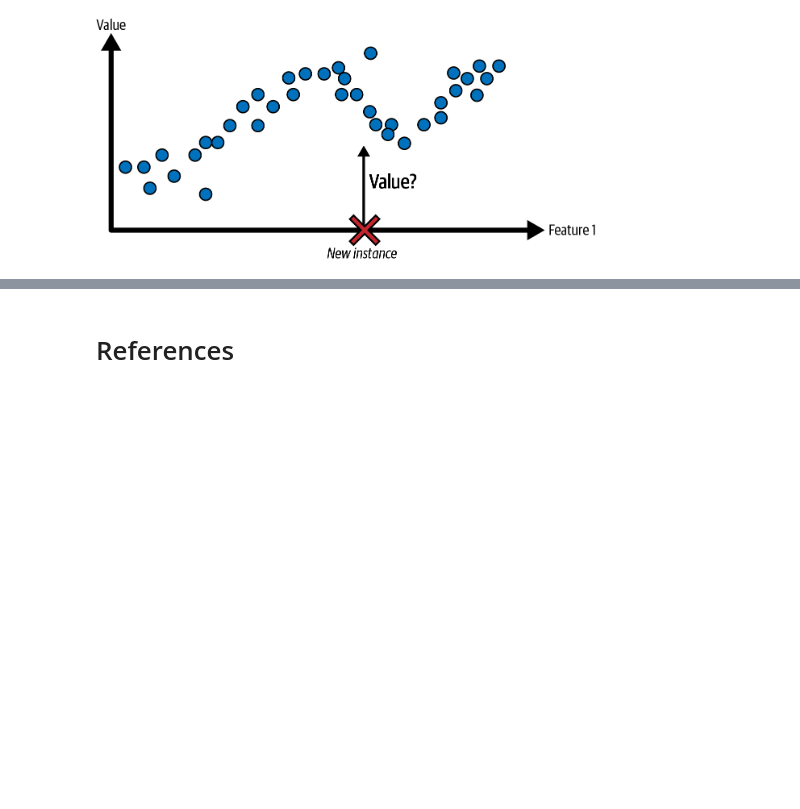
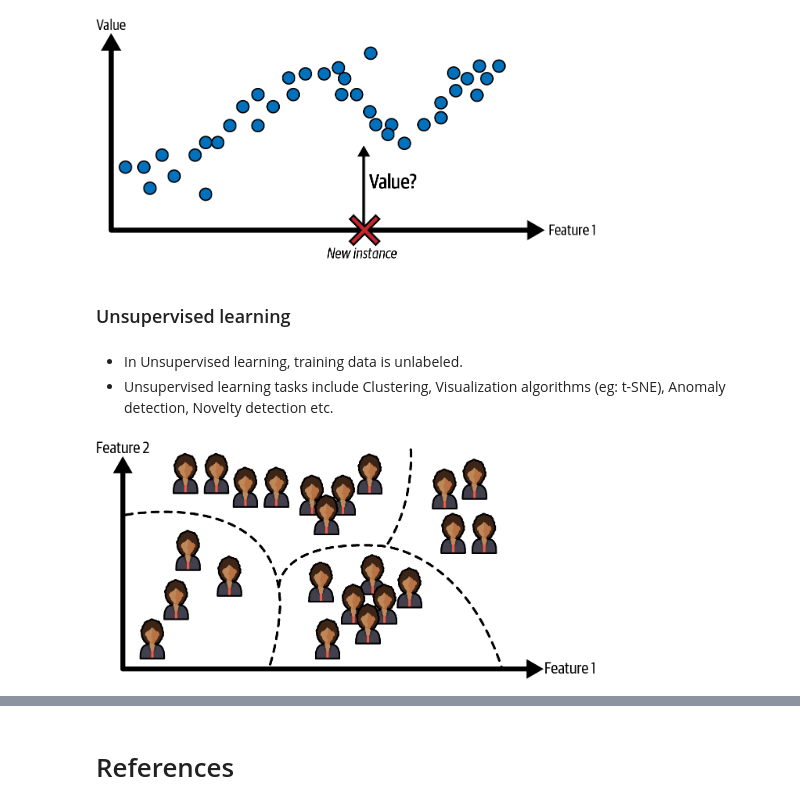
Before and after one commit to ancilcleetus/My-Learning-Journey-in-AI, a Jupyter notebook: Fundamentals-of-Machine-Learning/machine_learning_landscape.ipynb, the cells around one changed output, grey strips where cells are left out. Saved outputs shown, nothing was run; the diff lists cells and outputs as text; code cells hidden in the pictures; blank space fills up the shorter version.

Commit message:
Added Unsupervised learning under machine_learning_landscape.ipynb

```diff
--- a/Fundamentals-of-Machine-Learning/machine_learning_landscape.ipynb
+++ b/Fundamentals-of-Machine-Learning/machine_learning_landscape.ipynb
@@ -104,3 +106,14 @@ from IPython.display import Image, display
 display(Image(filename="data/images/machine_learning_landscape_07.png", width=500))
 # %% [output]
 [figure]
+# %% [markdown]
+### Unsupervised learning
+# %% [markdown]
+* In Unsupervised learning, training data is unlabeled.
+* Unsupervised learning tasks include Clustering, Visualization algorithms (eg: t-SNE), Anomaly detection, Novelty detection etc.
+# %%
+# Clustering
+from IPython.display import Image, display
+display(Image(filename="data/images/machine_learning_landscape_08.png", width=500))
+# %% [output]
+[figure, added]
```
Also changed, not shown: parts of 4 cells of this notebook, 3 other files.
